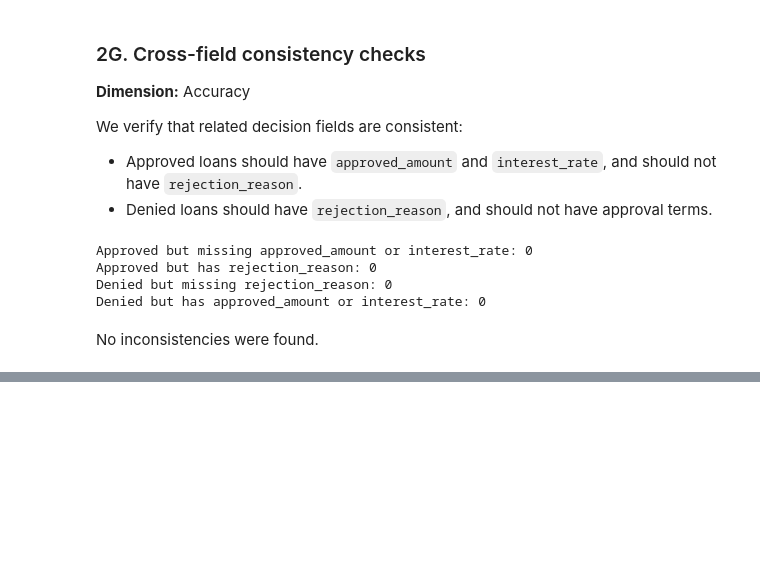
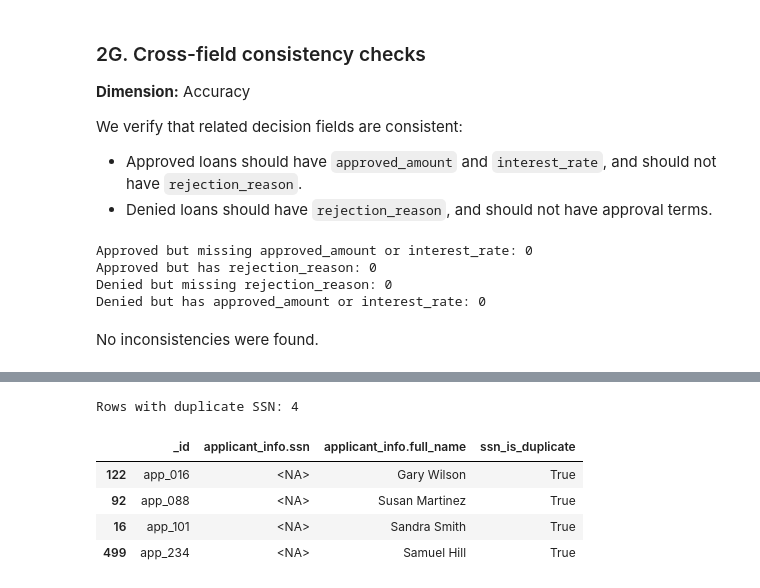
Before and after one commit to catarinapalma01/dego-project-team3, a Jupyter notebook: notebooks/01-data-quality.ipynb, the cells around one changed output, grey strips where cells are left out. Drawn from its saved outputs; the diff is of its cells as text; code cells hidden in the pictures; blank space fills up the shorter version.

```diff
--- a/notebooks/01-data-quality.ipynb
+++ b/notebooks/01-data-quality.ipynb
@@ -868,0 +883,16 @@ No inconsistencies were found.
+# %%
+# Start remediation from the raw dataframe
+df_clean = df_raw.copy()
+
+# Count non-missing values across all columns
+df_clean["_non_missing"] = df_clean.notna().sum(axis=1)
+
+# Sort so the most complete row per _id comes first
+df_clean = df_clean.sort_values(["_id", "_non_missing"], ascending=[True, False])
+
+# Keep one row per _id
+df_clean = df_clean.drop_duplicates(subset=["_id"], keep="first").drop(columns=["_non_missing"])
+
+# Quick check
+print("Duplicate _id after remediation:", int(df_clean["_id"].duplicated().sum()))
+print("Rows after _id dedupe:", len(df_clean))
@@ -868,0 +906,25 @@ No inconsistencies were found.
+# %%
+# Flag SSNs that appear in more than one row, ignoring missing SSNs
+ssn = df_clean["applicant_info.ssn"]
+
+df_clean["ssn_is_duplicate"] = ssn.notna() & ssn.duplicated(keep=False)
+
+# Set SSN to missing for duplicated SSNs
+df_clean.loc[df_clean["ssn_is_duplicate"], "applicant_info.ssn"] = pd.NA
+
+# Quick check and show examples
+print("Rows with duplicate SSN:", int(df_clean["ssn_is_duplicate"].sum()))
+
+display(
+    df_clean.loc[
+        df_clean["ssn_is_duplicate"],
+        ["_id", "applicant_info.ssn", "applicant_info.full_name", "ssn_is_duplicate"]
+    ].head(10)
+)
+# %% [output]
+Rows with duplicate SSN: 4
+|  | _id | applicant_info.ssn | applicant_info.full_name | ssn_is_duplicate |
+| 122 | app_016 | <NA> | Gary Wilson | True |
+| 92 | app_088 | <NA> | Susan Martinez | True |
+| 16 | app_101 | <NA> | Sandra Smith | True |
+| 499 | app_234 | <NA> | Samuel Hill | True |
```
Also changed, not shown: parts of 20 cells of this notebook.
